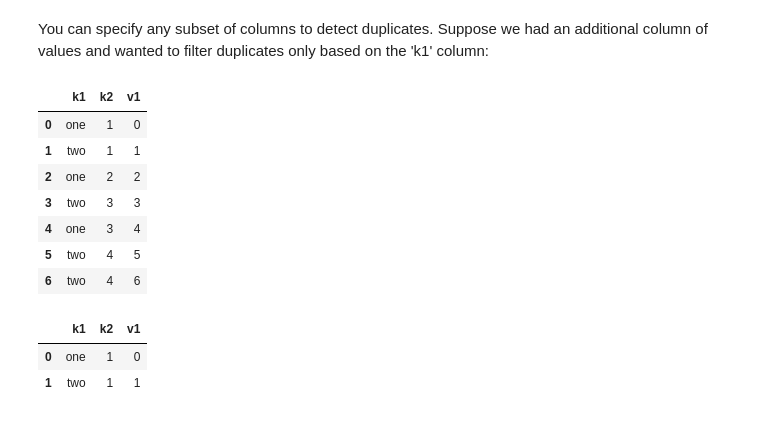
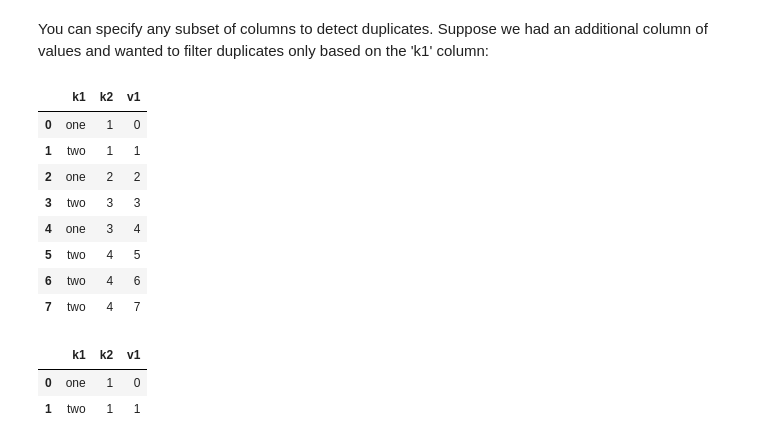
Before and after one commit to saketmathursg/5m-data-1.8-eda-basic, a Jupyter notebook: notebooks/eda_basic_lesson.ipynb, the cells around one changed output. Saved outputs shown, nothing was run; the diff lists cells and outputs as text; code cells hidden in the pictures.

```diff
--- a/notebooks/eda_basic_lesson.ipynb
+++ b/notebooks/eda_basic_lesson.ipynb
@@ -394,8 +482,8 @@ df
 # %% [markdown]
 Duplicate rows may be found in a DataFrame for any number of reasons. Here is an example:
 # %%
-data = pd.DataFrame({"k1": ["one", "two"] * 3 + ["two"],
-                     "k2": [1, 1, 2, 3, 3, 4, 4]})
+data = pd.DataFrame({"k1": ["one", "two"] * 3 + ["two"]*2,
+                     "k2": [1, 1, 2, 3, 3, 4, 4,4]})
 
 data
 # %% [output]
@@ -435,18 +525,19 @@ data.drop_duplicates()
 # %% [markdown]
 You can specify any subset of columns to detect duplicates. Suppose we had an additional column of values and wanted to filter duplicates only based on the 'k1' column:
 # %%
-data["v1"] = range(7)
+data["v1"] = range(8)
 
 data
 # %% [output]
 |  | k1 | k2 | v1 |
 | 0 | one | 1 | 0 |
 | 1 | two | 1 | 1 |
 | 2 | one | 2 | 2 |
 | 3 | two | 3 | 3 |
 | 4 | one | 3 | 4 |
 | 5 | two | 4 | 5 |
 | 6 | two | 4 | 6 |
+| 7 | two | 4 | 7 |
 # %%
 data.drop_duplicates(subset=["k1"])
 # %% [output]
```
Also changed, not shown: parts of 18 cells of this notebook.
